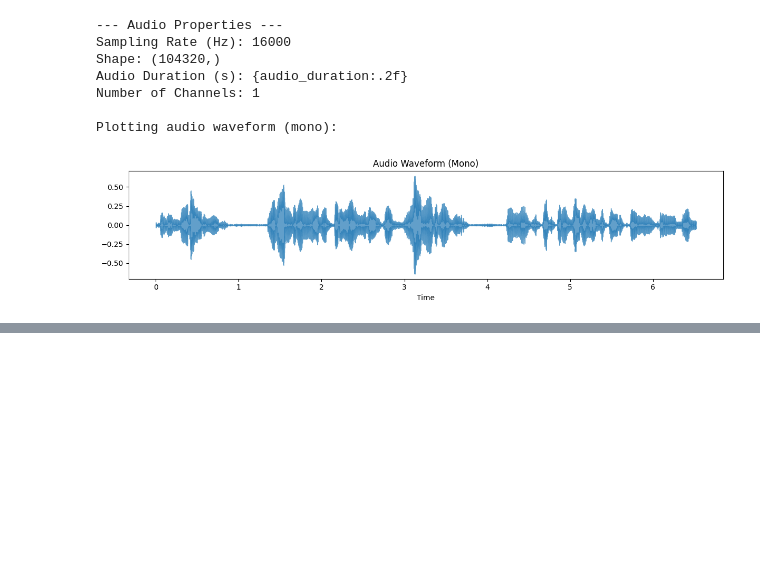
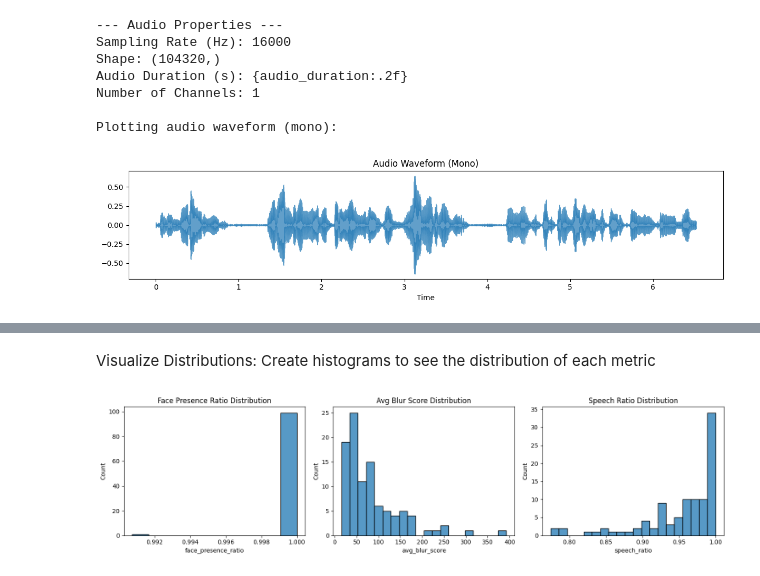
Before and after one commit to hishamzargar/ml-audiovisual-datapipe, a Jupyter notebook: notebooks/01_initial_data_exploration.ipynb, the cells around one changed output, grey strips where cells are left out. Cells and saved outputs as stored; diff of their text form; code cells hidden in the pictures; blank space fills up the shorter version.

```diff
--- a/notebooks/01_initial_data_exploration.ipynb
+++ b/notebooks/01_initial_data_exploration.ipynb
@@ -124,0 +132,8 @@ Plotting audio waveform (mono):
+# %%
+project_root = pathlib.Path.cwd().parent # Or adjust as needed
+quality_scores_path = project_root / "data" / "processed" / "quality_scores.csv"
+quality_df = pd.read_csv(quality_scores_path)
+
+print("Loaded quality scores:")
+print(quality_df.info())
+print(quality_df.describe())
@@ -124,0 +158,21 @@ Plotting audio waveform (mono):
+# %% [markdown]
+Visualize Distributions: Create histograms to see the distribution of each metric
+# %%
+plt.figure(figsize=(15,4))
+
+plt.subplot(1, 3, 1)
+sns.histplot(quality_df['face_presence_ratio'], bins=10)
+plt.title('Face Presence Ratio Distribution')
+
+plt.subplot(1, 3, 2)
+sns.histplot(quality_df['avg_blur_score'], bins=20)
+plt.title('Avg Blur Score Distribution')
+
+plt.subplot(1, 3, 3)
+sns.histplot(quality_df['speech_ratio'], bins=20)
+plt.title('Speech Ratio Distribution')
+
+plt.tight_layout()
+plt.show()
+# %% [output]
+[figure, added]
```
Also changed, not shown: parts of 4 cells of this notebook, 4 other files.
